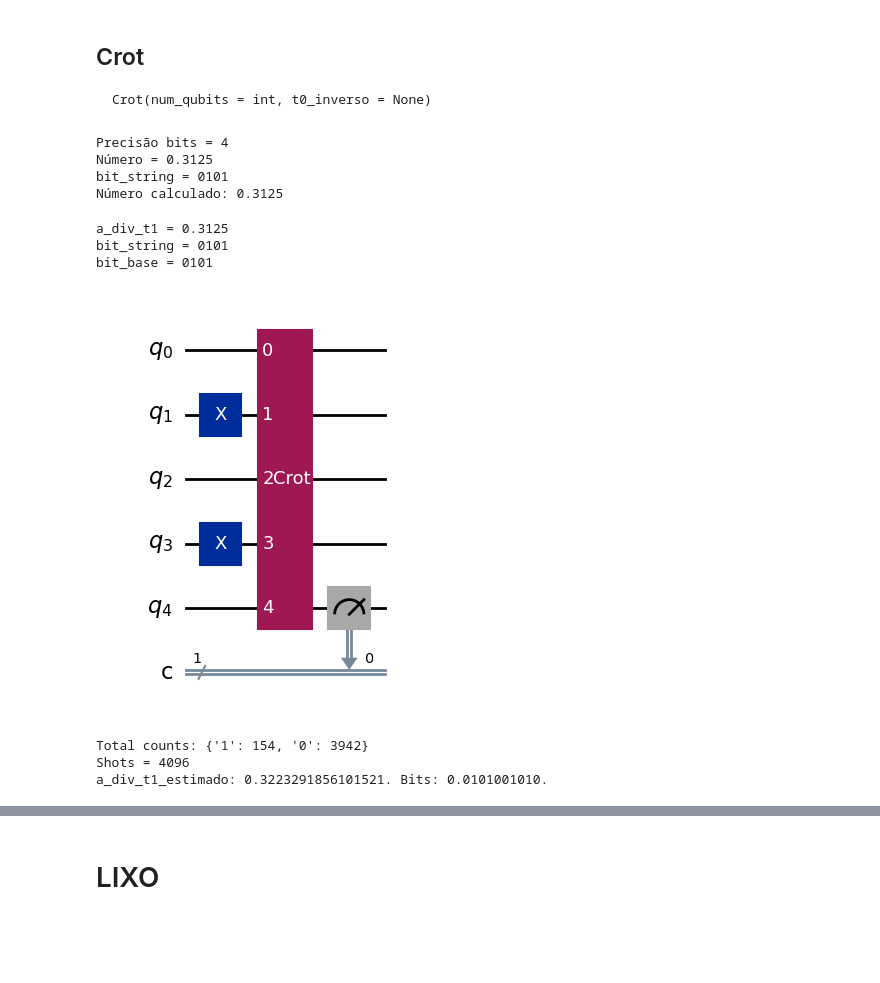
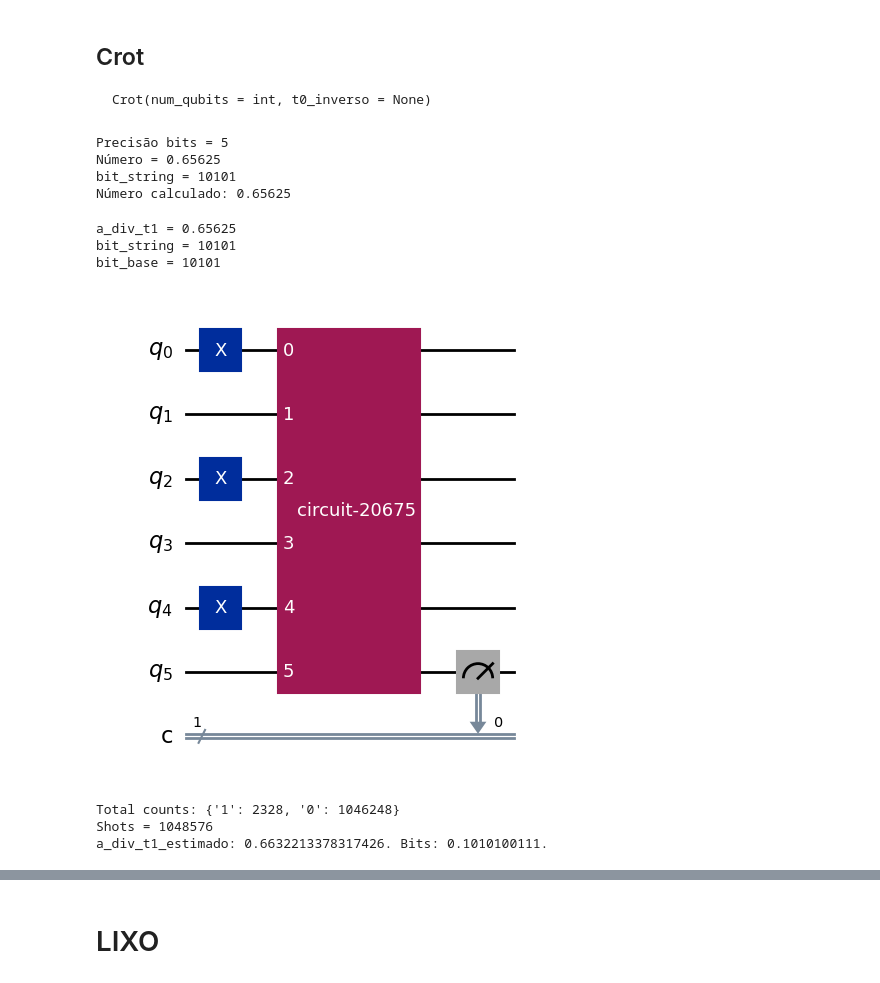
Before and after one commit to LucioFassarella/Qiskit, a Jupyter notebook: Qiskit_HHL.ipynb, the cells around one changed output, grey strips where cells are left out. Saved outputs shown, nothing was run; the diff lists cells and outputs as text; code cells hidden in the pictures; blank space fills up the shorter version.

```diff
--- a/Qiskit_HHL.ipynb
+++ b/Qiskit_HHL.ipynb
@@ -702,8 +719,8 @@ def binfloat(real, precisao = 10):
 
     return f"{inteira}.{''.join(bits_frac)}"
 
-num_bits = 4; print(f"Precisão bits = {num_bits}")
-numero = 0.3125; print(f"Número = {numero}")
+num_bits = 5; print(f"Precisão bits = {num_bits}")
+numero = 1/2 + 1/8 + 1/32; print(f"Número = {numero}")
 
 bit_string = binfloat(numero, precisao = num_bits)[2:]; print(f"bit_string = {bit_string}")
 
@@ -712,17 +729,17 @@ for k in range(num_bits):
     numero_calculado += int(bit_string[k])/2**(k+1)
 print(f"Número calculado: {numero_calculado}")
 # %% [output]
-Precisão bits = 4
-Número = 0.3125
-bit_string = 0101
-Número calculado: 0.3125
+Precisão bits = 5
+Número = 0.65625
+bit_string = 10101
+Número calculado: 0.65625
 # %%
 '''
 Teste de Crot
 '''
 
-num_qubits = 4
-a_div_t1 = 1/4 + 1/16; print(f"a_div_t1 = {a_div_t1}")
+num_qubits = 5
+a_div_t1 = 1/2 + 1/8 + 1/32; print(f"a_div_t1 = {a_div_t1}") #0.10101
 bit_string = binfloat(a_div_t1)[2:]; print(f"bit_string = {bit_string}")
 bit_base = bit_string + '0'*(num_qubits - len(bit_string)); print(f"bit_base = {bit_base}")
 
@@ -751,29 +768,6 @@ display(circ.draw('mpl'))
 
 # Simulação
 
-'''
-### SIMULAÇÃO ALTERNATIVA que gera resultado errado
-
-
-from qiskit_ibm_runtime import SamplerV2 as Sampler
-from qiskit_ibm_runtime.fake_provider import FakeBrisbane
-backend = FakeBrisbane()
-
-from qiskit.transpiler import generate_preset_pass_manager
-pm = generate_preset_pass_manager(optimization_level=2, backend = backend)
-
-
-transpiled_circ = transpile(circ, simulator, basis_gates=['cx', 'rz', 'sx', 'x', 'id'])
-isa_circuito = pm.run(transpiled_circ)
-
-shots = 2**12
-sampler = Sampler(backend)
-job = sampler.run([(isa_circuito, )], shots = shots)
-result = job.result()
-classical_register_name = isa_circuito.cregs[0].name
-counts = result[0].data[classical_register_name].get_counts()
-'''
-
 from qiskit_aer import AerSimulator
 from qiskit import transpile
 
@@ -781,38 +775,38 @@ from qiskit import transpile
 simulator = AerSimulator(basis_gates=['cx', 'rz', 'sx', 'x', 'id'])
 
 # Transpile the circuit to the simulator's basis gates
 transpiled_circ = transpile(circ, simulator, basis_gates=['cx', 'rz', 'sx', 'x', 'id'])
 
 # 3. Run the Circuit
-shots = 2**12
+shots = 2**20
 job = simulator.run(transpiled_circ, shots=shots)
 result = job.result()
 
 # 4. Get and Print Results
 counts = result.get_counts(transpiled_circ)
 print("\nTotal counts:", counts)
 
 # 5. Visualização
 
 from qiskit.visualization import plot_histogram
 import matplotlib.pyplot as plt
 plot_histogram(counts)
 plt.show()
 
 # 6. Binário estimado
 
 probabilidade = np.sqrt(counts['1']/shots)
 a_div_t1_t0_inverso = 1/probabilidade
 a_div_t1_estimado = a_div_t1_t0_inverso/t0_inverso
 
 print(f"Shots = {shots}")
 binario_estimado = binfloat(a_div_t1_estimado)
 print(f"a_div_t1_estimado: {a_div_t1_estimado}. Bits: {binario_estimado}.")
 # %% [output]
-a_div_t1 = 0.3125
-bit_string = 0101
-bit_base = 0101
+a_div_t1 = 0.65625
+bit_string = 10101
+bit_base = 10101
-[figure, old version]
+[figure, new version]
-Total counts: {'1': 154, '0': 3942}
-Shots = 4096
-a_div_t1_estimado: 0.3223291856101521. Bits: 0.0101001010.
+Total counts: {'1': 2328, '0': 1046248}
+Shots = 1048576
+a_div_t1_estimado: 0.6632213378317426. Bits: 0.1010100111.
```
Also changed, not shown: parts of 17 cells of this notebook.
